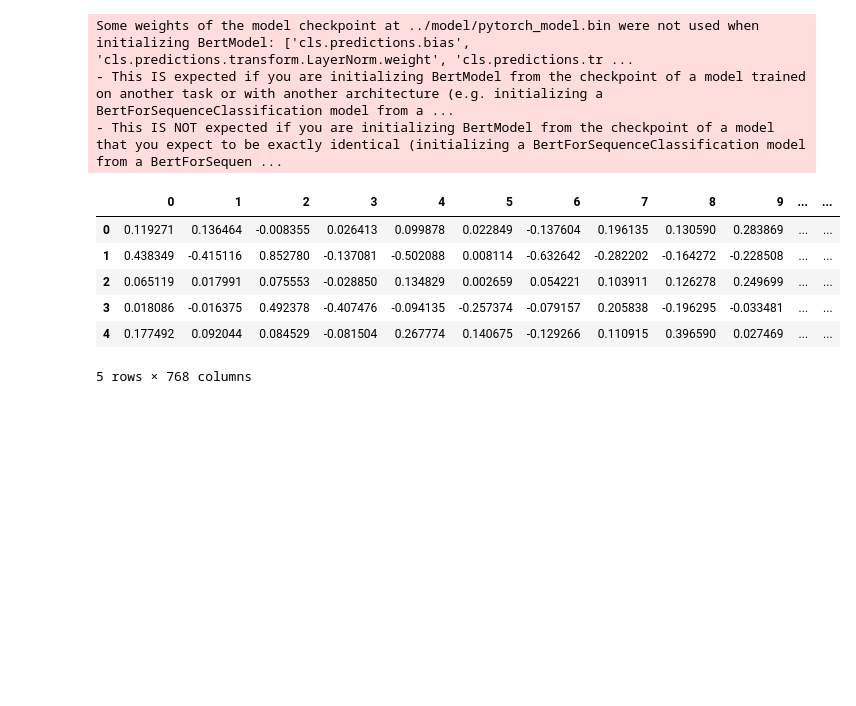
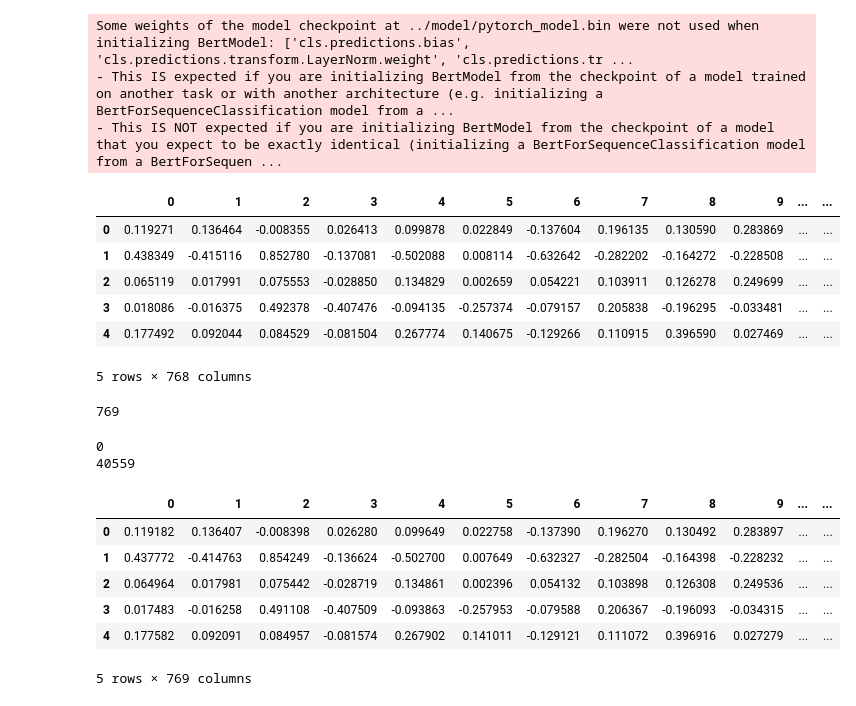
Before and after one commit to versus666jzx/market_recommendations, a Jupyter notebook: notebooks/data_research.ipynb, the cells around one changed output. Drawn from its saved outputs; the diff is of its cells as text; code cells hidden in the pictures; blank space fills up the shorter version.

```diff
--- a/notebooks/data_research.ipynb
+++ b/notebooks/data_research.ipynb
@@ -21,9 +21,9 @@ data = pd.read_csv('../data/products.csv')
 data = data.drop_duplicates()
 tokenizer = transformers.BertTokenizer('../model/vocab.txt')
 try:
-    embedded_description = pd.read_csv('../data/embedded_description', index_col='Unnamed: 0')
-    embedded_product_composition = pd.read_csv('../data/embedded_product_composition', index_col='Unnamed: 0')
-    embedded_product_usage = pd.read_csv('../data/embedded_product_usage', index_col='Unnamed: 0')
+    embedded_description = pd.read_csv('../data/embedded_description_no_lemmas')
+    embedded_product_composition = pd.read_csv('../data/embedded_product_composition_no_lemmas')
+    embedded_product_usage = pd.read_csv('../data/embedded_product_usage_no_lemmas')
     embedded_3_in_1 = pd.read_csv('../data/embedded_3_in_1')
 except:
     pass
@@ -200,0 +205,22 @@ embedded_description.head()
+# %%
+embedded_description.shape[1]
+# %% [output]
+769
+# %%
+index = faiss.IndexFlatL2(embedded_description.shape[1])
+print(index.ntotal)  # пока индекс пустой
+index.add(np.ascontiguousarray(embedded_description.to_numpy().astype('float32')))
+print(index.ntotal)  # теперь в нем 10 000 векторов
+# %% [output]
+0
+40559
+# %%
+embedded_description.head()
+# %% [output]
+|  | 0 | 1 | 2 | 3 | 4 | 5 | 6 | 7 | 8 | 9 | ... | ... |
+| 0 | 0.119182 | 0.136407 | -0.008398 | 0.026280 | 0.099649 | 0.022758 | -0.137390 | 0.196270 | 0.130492 | 0.283897 | ... | ... |
+| 1 | 0.437772 | -0.414763 | 0.854249 | -0.136624 | -0.502700 | 0.007649 | -0.632327 | -0.282504 | -0.164398 | -0.228232 | ... | ... |
+| 2 | 0.064964 | 0.017981 | 0.075442 | -0.028719 | 0.134861 | 0.002396 | 0.054132 | 0.103898 | 0.126308 | 0.249536 | ... | ... |
+| 3 | 0.017483 | -0.016258 | 0.491108 | -0.407509 | -0.093863 | -0.257953 | -0.079588 | 0.206367 | -0.196093 | -0.034315 | ... | ... |
+| 4 | 0.177582 | 0.092091 | 0.084957 | -0.081574 | 0.267902 | 0.141011 | -0.129121 | 0.111072 | 0.396916 | 0.027279 | ... | ... |
+5 rows × 769 columns
```
Also changed, not shown: parts of 7 cells of this notebook.
